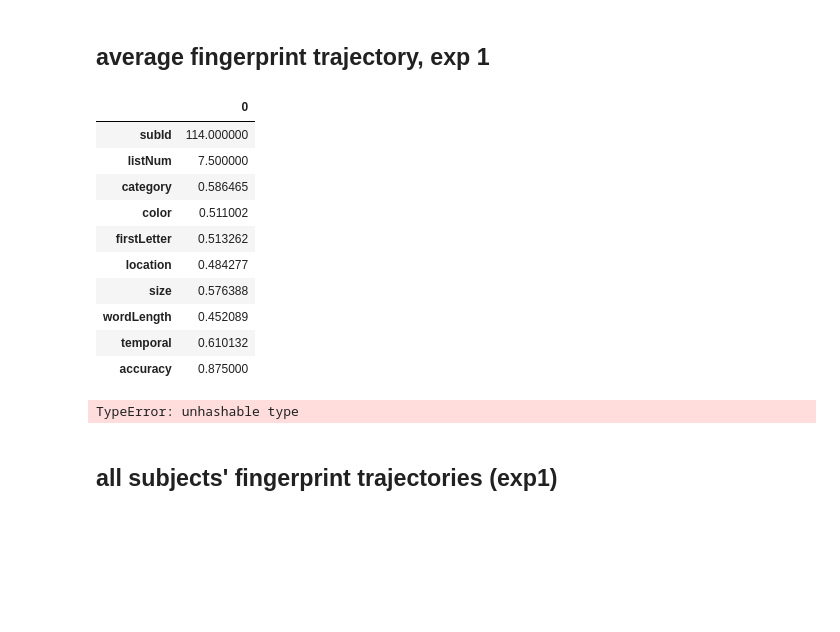
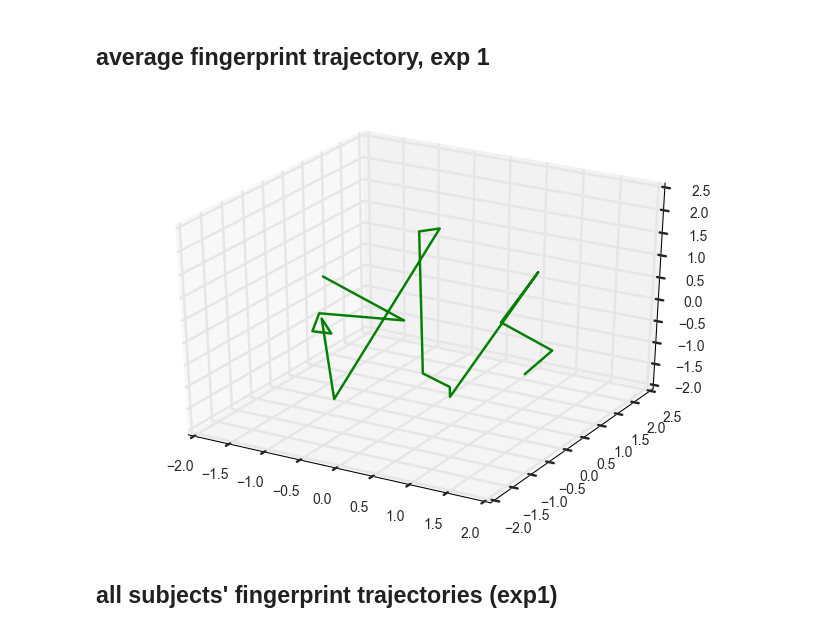
Before and after one commit to ContextLab/FRFR-analyses, a Jupyter notebook: notebooks/FRFR-analyses-1.0-PF.ipynb, the cells around one changed output. Drawn from its saved outputs; the diff is of its cells as text; code cells hidden in the pictures; blank space fills up the shorter version.

```diff
--- a/notebooks/FRFR-analyses-1.0-PF.ipynb
+++ b/notebooks/FRFR-analyses-1.0-PF.ipynb
@@ -678,43 +673,11 @@ exp1listfingerprintsDF
 # %% [markdown]
 <h2>average fingerprint trajectory, exp 1</h2>
-# %%
-avgexp1
-
-# KZ
-# as far as I know, this data structure cannot be passed into hypertools, nor is this the data you want
-# %% [output]
-|  | 0 |
-| subId | 114.000000 |
-| listNum | 7.500000 |
-| category | 0.586465 |
-| color | 0.511002 |
-| firstLetter | 0.513262 |
-| location | 0.484277 |
-| size | 0.576388 |
-| wordLength | 0.452089 |
-| temporal | 0.610132 |
-| accuracy | 0.875000 |
-# %%
-# DESIRED: plot of av. fingerprint traj. for exp1 (rows = lists, cols = fingerprint dims. )
-
-# TO COMPLETE:
-# 1.) remove subID and listNum from exp1listfingerprintsDF
-# 2.) convert exp1listfingerprintsDF into numpy array
-# 3.) pass the numpy array into hypertools
-
-
-import hypertools as hyp
-hyp.plot(avgexp1, color='g')
-
-
-
-# plot for average fingerprint trajectory should have S=1, or "1 sample" so it should be in two dimensions, right?
-
-# KZ - we are treating each fingerprint feature (color, size, word length, etc) as a dimension,
-# thus we are working in a multi-dimensional space. I think it would reduce to 3d by default, but we could also look
-# at 2d plots if you are interested. I suspect Jeremy is expectin 3d, but sometimes 2D looks better in certain cases
-# %% [output]
-TypeError: unhashable type
+# %%
+import hypertools as hyp
+exp1listfingerprintsnumpy = exp1listfingerprintsDF.as_matrix()
+hyp.plot(exp1listfingerprintsnumpy, color='g')
+# %% [output]
+[figure, added]
 # %% [markdown]
 <h2>all subjects' fingerprint trajectories (exp1)</h2>
 # %%
```
Also changed, not shown: parts of 4 cells of this notebook.
